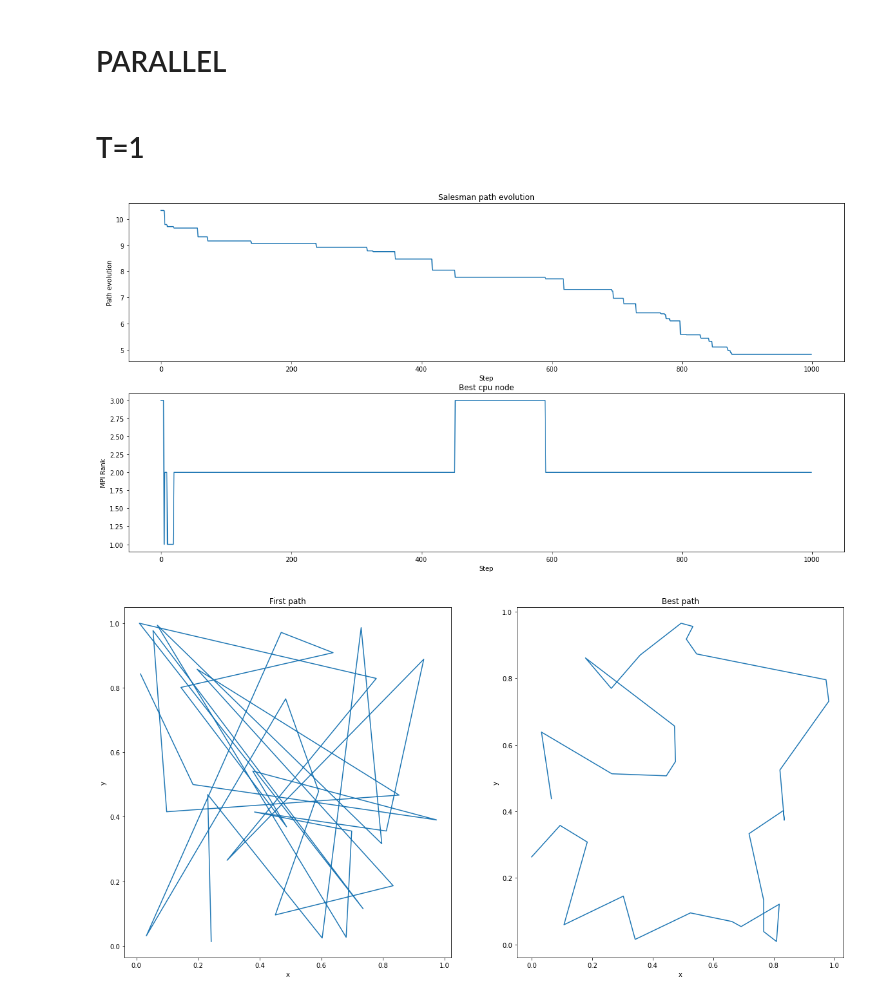
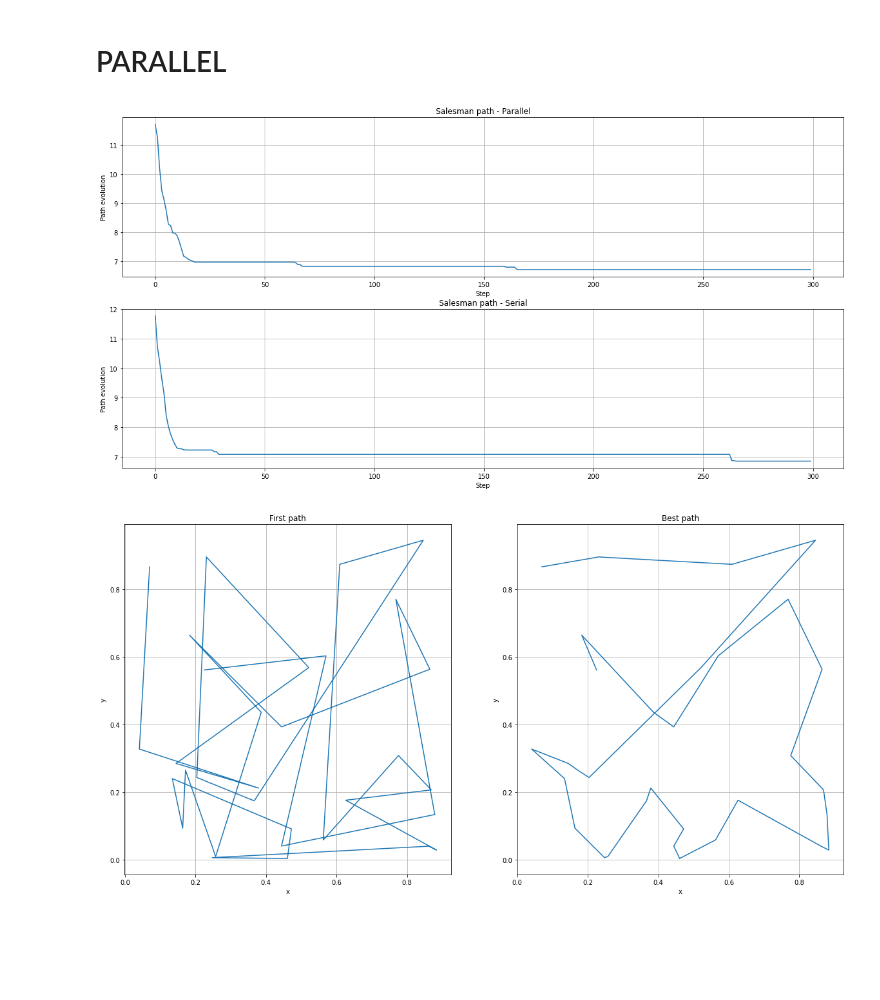
Before and after one commit to iltrismegisto/LSN_donarini_delivery, a Jupyter notebook: ex_lez_10/exercises_lesson_10.ipynb, the cells around one changed output. Cells and saved outputs as stored; diff of their text form; code cells hidden in the pictures; blank space fills up the shorter version.

```diff
--- a/ex_lez_10/exercises_lesson_10.ipynb
+++ b/ex_lez_10/exercises_lesson_10.ipynb
@@ -239,56 +252,58 @@ plt.show()
 [figure]
 # %% [markdown]
 # PARALLEL
-# %% [markdown]
-# T=1
 # %%
-e_p = np.loadtxt("parallel/evolution_t1_sq.dat")
+e_p = np.loadtxt("parallel/evolution_sq.dat")
 x = e_p[:,0]
 y = e_p[:,1]
 
-br = np.loadtxt("parallel/best_rank_evo_t1_sq.dat")
+br = np.loadtxt("../ex_lez_09/evolution_sq.dat")
 x_br = br[:,0]
 y_br = br[:,1]
 
 fig, axs = plt.subplots(2, 1, figsize=(20, 10))
 
 axs[0].plot(x, y)
-axs[0].set_title('Salesman path evolution')
+axs[0].set_title('Salesman path - Parallel')
 axs[0].set_ylabel('Path evolution')
 axs[0].set_xlabel('Step')
 
 axs[1].plot(x_br, y_br)
-axs[1].set_title('Best cpu node')
+axs[1].set_title('Salesman path - Serial')
 axs[1].set_xlabel('Step')
-axs[1].set_ylabel('MPI Rank')
+axs[1].set_ylabel('Path evolution')
+axs[0].grid()
+axs[1].grid()
 
 plt.show()
 # %% [output]
-[figure, old version]
+[figure, new version]
 # %%
-f_s = np.loadtxt("parallel/first_t1_sq.gene")
+f_s = np.loadtxt("parallel/first_sq_3.gene")
 x_f_s = f_s[:,1]
 y_f_s = f_s[:,2]
 
-b_s = np.loadtxt("parallel/best_t1_sq.gene")
+b_s = np.loadtxt("parallel/best_sq.gene")
 x_b_s = b_s[:,1]
 y_b_s = b_s[:,2]
 
 fig, axs = plt.subplots(1, 2, figsize=(20, 10))
 
 axs[0].plot(x_f_s, y_f_s)
 axs[0].set_title('First path')
 axs[0].set_xlabel('x')
 axs[0].set_ylabel('y')
 
 axs[1].plot(x_b_s, y_b_s)
 axs[1].set_title('Best path')
 axs[1].set_xlabel('x')
 axs[1].set_ylabel('y')
+axs[0].grid()
+axs[1].grid()
 
 plt.show()
 # %% [output]
-[figure, old version]
+[figure, new version]
 # %%
 fig, axs = plt.subplots(1, 2, figsize=(20, 10))
 
```
Also changed, not shown: parts of 16 cells of this notebook, 40 other files.
